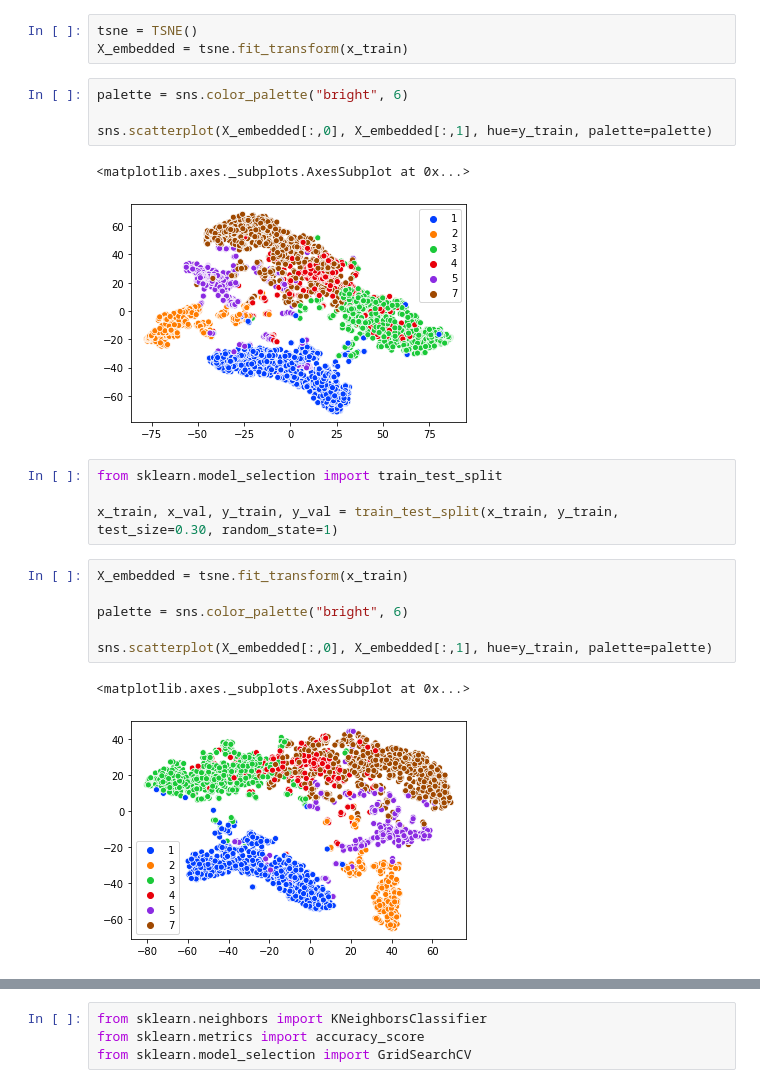
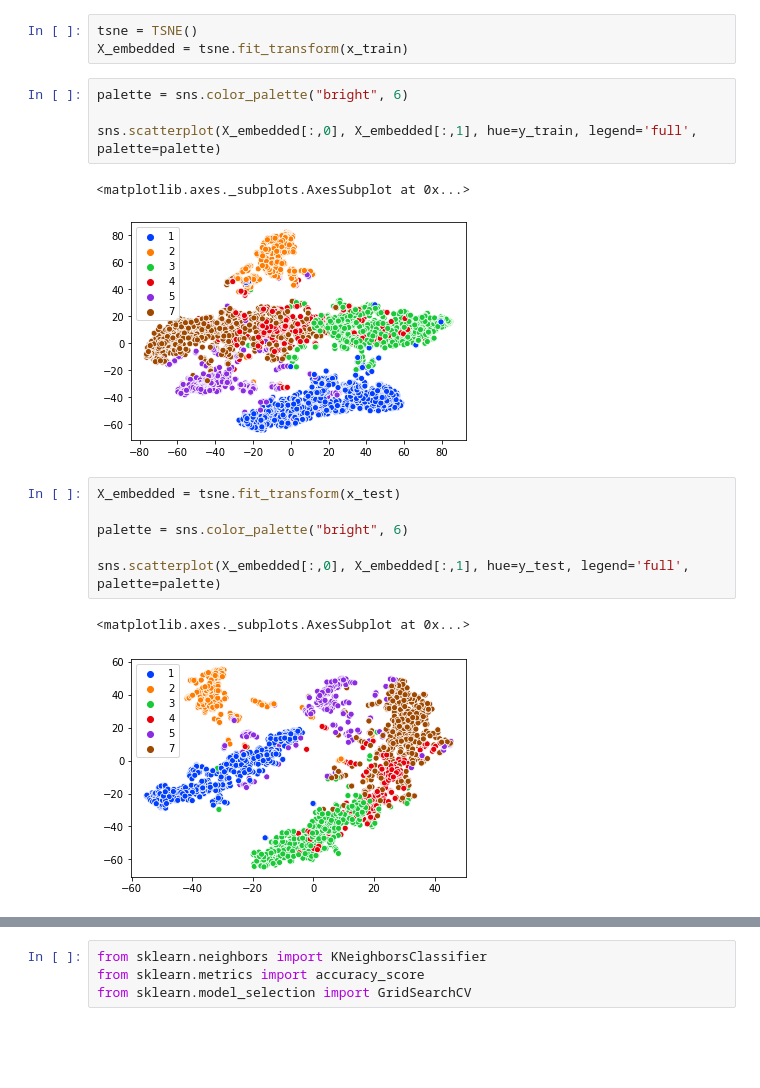
Before and after one commit to yay14/Knn-w-GridSearch, a Jupyter notebook: KNN & Grid Search.ipynb, the cells around one changed output, grey strips where cells are left out. Saved outputs shown, nothing was run; the diff lists cells and outputs as text; blank space fills up the shorter version.

```diff
--- a/KNN & Grid Search.ipynb
+++ b/KNN & Grid Search.ipynb
@@ -75,20 +75,16 @@ X_embedded = tsne.fit_transform(x_train)
 # %%
 palette = sns.color_palette("bright", 6)
 
-sns.scatterplot(X_embedded[:,0], X_embedded[:,1], hue=y_train, palette=palette)
+sns.scatterplot(X_embedded[:,0], X_embedded[:,1], hue=y_train, legend='full', palette=palette)
 # %% [output]
 <matplotlib.axes._subplots.AxesSubplot at 0x...>
-[figure, old version]
+[figure, new version]
-# %%
-from sklearn.model_selection import train_test_split
-
-x_train, x_val, y_train, y_val = train_test_split(x_train, y_train, test_size=0.30, random_state=1)
 # %%
-X_embedded = tsne.fit_transform(x_train)
+X_embedded = tsne.fit_transform(x_test)
 
 palette = sns.color_palette("bright", 6)
 
-sns.scatterplot(X_embedded[:,0], X_embedded[:,1], hue=y_train, palette=palette)
+sns.scatterplot(X_embedded[:,0], X_embedded[:,1], hue=y_test, legend='full', palette=palette)
 # %% [output]
 <matplotlib.axes._subplots.AxesSubplot at 0x...>
-[figure, old version]
+[figure, new version]
```
Also changed, not shown: parts of 7 cells of this notebook.
